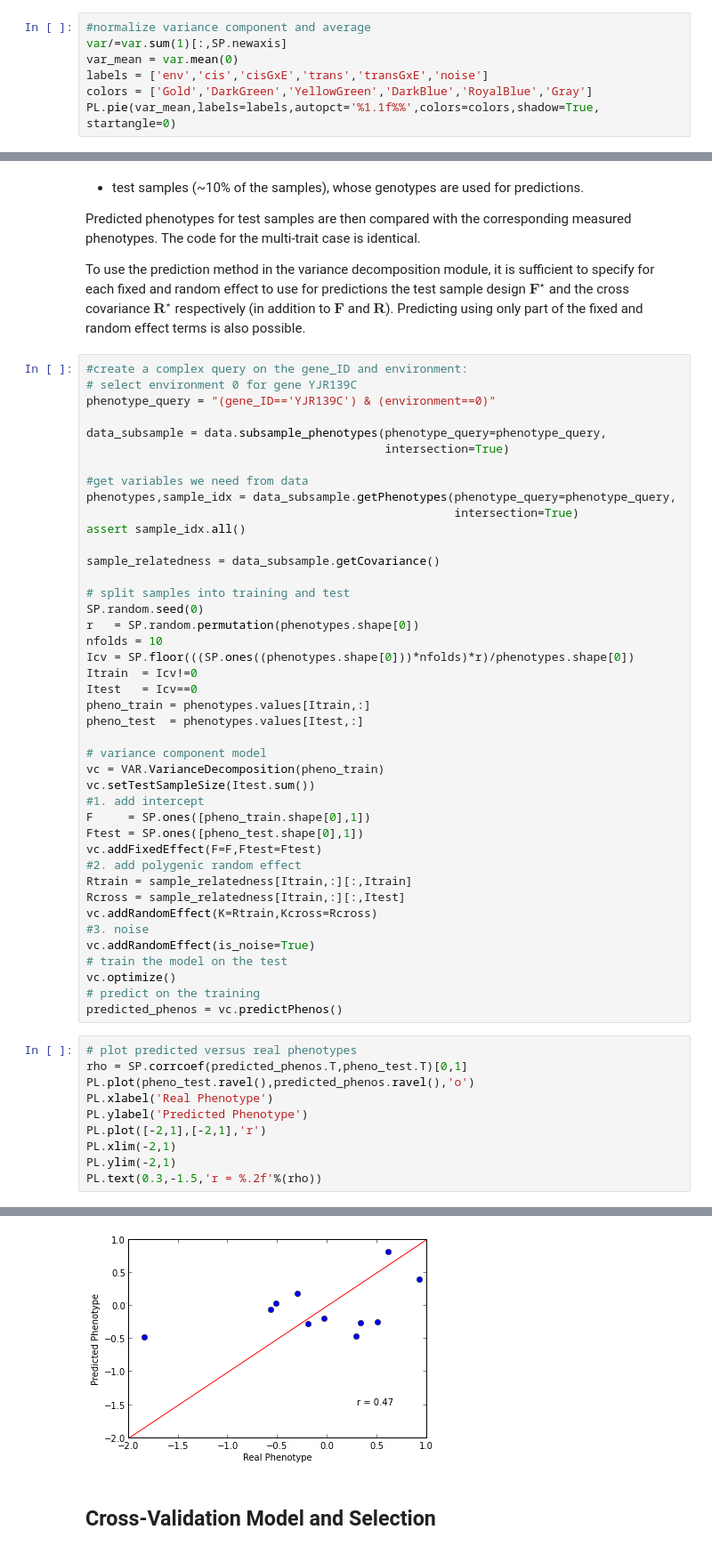
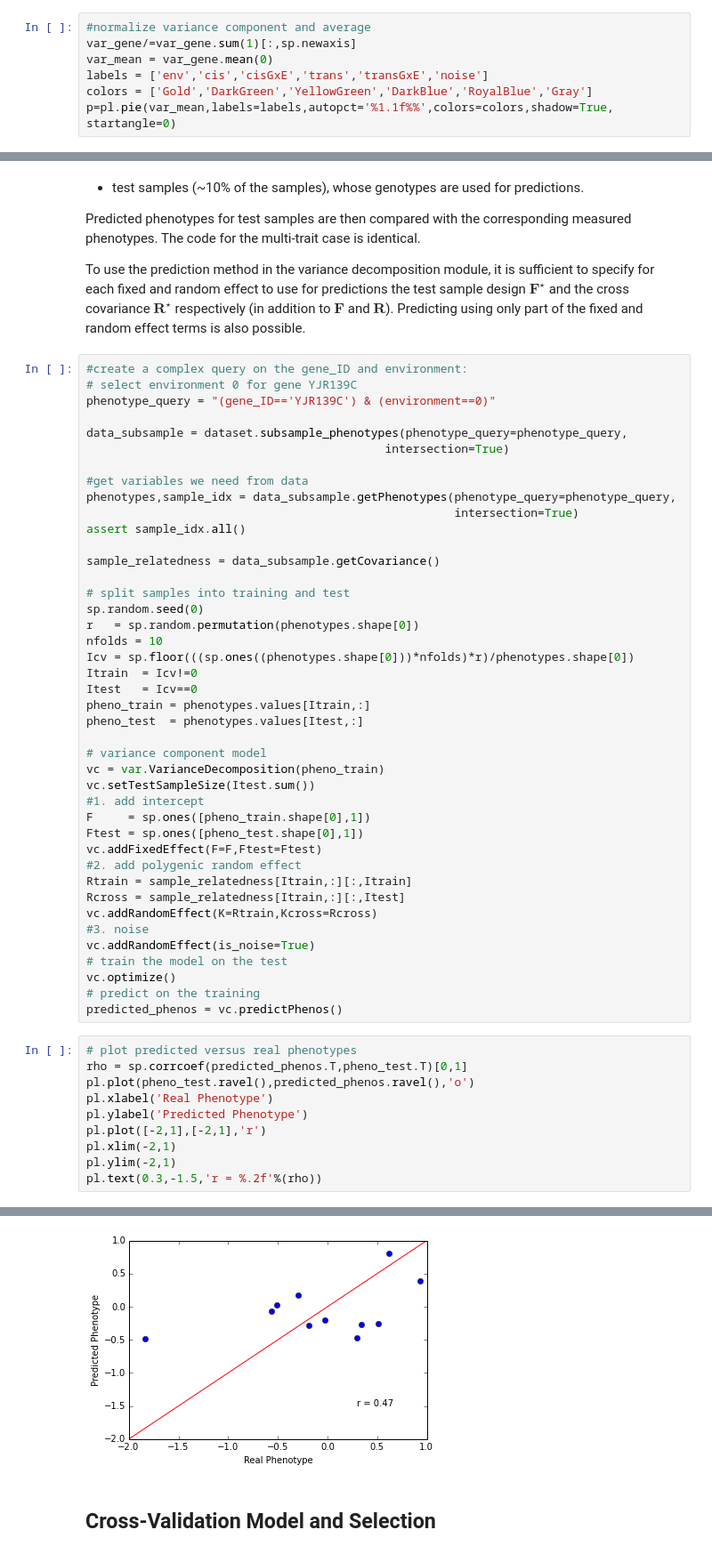
Before and after one commit to PMBio/limix-tutorials, a Jupyter notebook: eQTL/eQTL_basics.ipynb, the cells around one changed output, grey strips where cells are left out. Shown at 89% size. Saved outputs shown, nothing was run; the diff lists cells and outputs as text.

```diff
--- a/eQTL/eQTL_basics.ipynb
+++ b/eQTL/eQTL_basics.ipynb
@@ -553,9 +562,9 @@ running variance decomposition on (gene_ID=='YGL202W')
 running variance decomposition on (gene_ID=='YDR234W')
 # %%
 #normalize variance component and average
-var/=var.sum(1)[:,SP.newaxis]
-var_mean = var.mean(0)
+var_gene/=var_gene.sum(1)[:,sp.newaxis]
+var_mean = var_gene.mean(0)
 labels = ['env','cis','cisGxE','trans','transGxE','noise']
 colors = ['Gold','DarkGreen','YellowGreen','DarkBlue','RoyalBlue','Gray']
-PL.pie(var_mean,labels=labels,autopct='%1.1f%%',colors=colors,shadow=True, startangle=0)
+p=pl.pie(var_mean,labels=labels,autopct='%1.1f%%',colors=colors,shadow=True, startangle=0)
 # %% [output]
@@ -1134,7 +1123,7 @@ To use the prediction method in the variance decomposition module, it is suffici
 # select environment 0 for gene YJR139C
 phenotype_query = "(gene_ID=='YJR139C') & (environment==0)"
 
-data_subsample = data.subsample_phenotypes(phenotype_query=phenotype_query,
+data_subsample = dataset.subsample_phenotypes(phenotype_query=phenotype_query,
                                            intersection=True)
 
 #get variables we need from data
@@ -1145,21 +1134,21 @@ assert sample_idx.all()
 sample_relatedness = data_subsample.getCovariance()
 
 # split samples into training and test
-SP.random.seed(0)
-r   = SP.random.permutation(phenotypes.shape[0])
+sp.random.seed(0)
+r   = sp.random.permutation(phenotypes.shape[0])
 nfolds = 10
-Icv = SP.floor(((SP.ones((phenotypes.shape[0]))*nfolds)*r)/phenotypes.shape[0])
+Icv = sp.floor(((sp.ones((phenotypes.shape[0]))*nfolds)*r)/phenotypes.shape[0])
 Itrain  = Icv!=0
 Itest   = Icv==0
 pheno_train = phenotypes.values[Itrain,:]
 pheno_test  = phenotypes.values[Itest,:]
 
 # variance component model
-vc = VAR.VarianceDecomposition(pheno_train)
+vc = var.VarianceDecomposition(pheno_train)
 vc.setTestSampleSize(Itest.sum())
 #1. add intercept
-F     = SP.ones([pheno_train.shape[0],1])
-Ftest = SP.ones([pheno_test.shape[0],1])
+F     = sp.ones([pheno_train.shape[0],1])
+Ftest = sp.ones([pheno_test.shape[0],1])
 vc.addFixedEffect(F=F,Ftest=Ftest)
 #2. add polygenic random effect
 Rtrain = sample_relatedness[Itrain,:][:,Itrain]
@@ -1173,17 +1162,17 @@ vc.optimize()
 predicted_phenos = vc.predictPhenos()
 # %%
 # plot predicted versus real phenotypes
-rho = SP.corrcoef(predicted_phenos.T,pheno_test.T)[0,1]
-PL.plot(pheno_test.ravel(),predicted_phenos.ravel(),'o')
-PL.xlabel('Real Phenotype')
-PL.ylabel('Predicted Phenotype')
-PL.plot([-2,1],[-2,1],'r')
-PL.xlim(-2,1)
-PL.ylim(-2,1)
-PL.text(0.3,-1.5,'r = %.2f'%(rho))
+rho = sp.corrcoef(predicted_phenos.T,pheno_test.T)[0,1]
+pl.plot(pheno_test.ravel(),predicted_phenos.ravel(),'o')
+pl.xlabel('Real Phenotype')
+pl.ylabel('Predicted Phenotype')
+pl.plot([-2,1],[-2,1],'r')
+pl.xlim(-2,1)
+pl.ylim(-2,1)
+pl.text(0.3,-1.5,'r = %.2f'%(rho))
 # %% [output]
 <matplotlib.text.Text at 0x...>
-[figure, old version]
+[figure, new version]
 # %% [markdown]
 ## Cross-Validation Model and Selection
 # %% [markdown]
```
Also changed, not shown: parts of 26 cells of this notebook.
